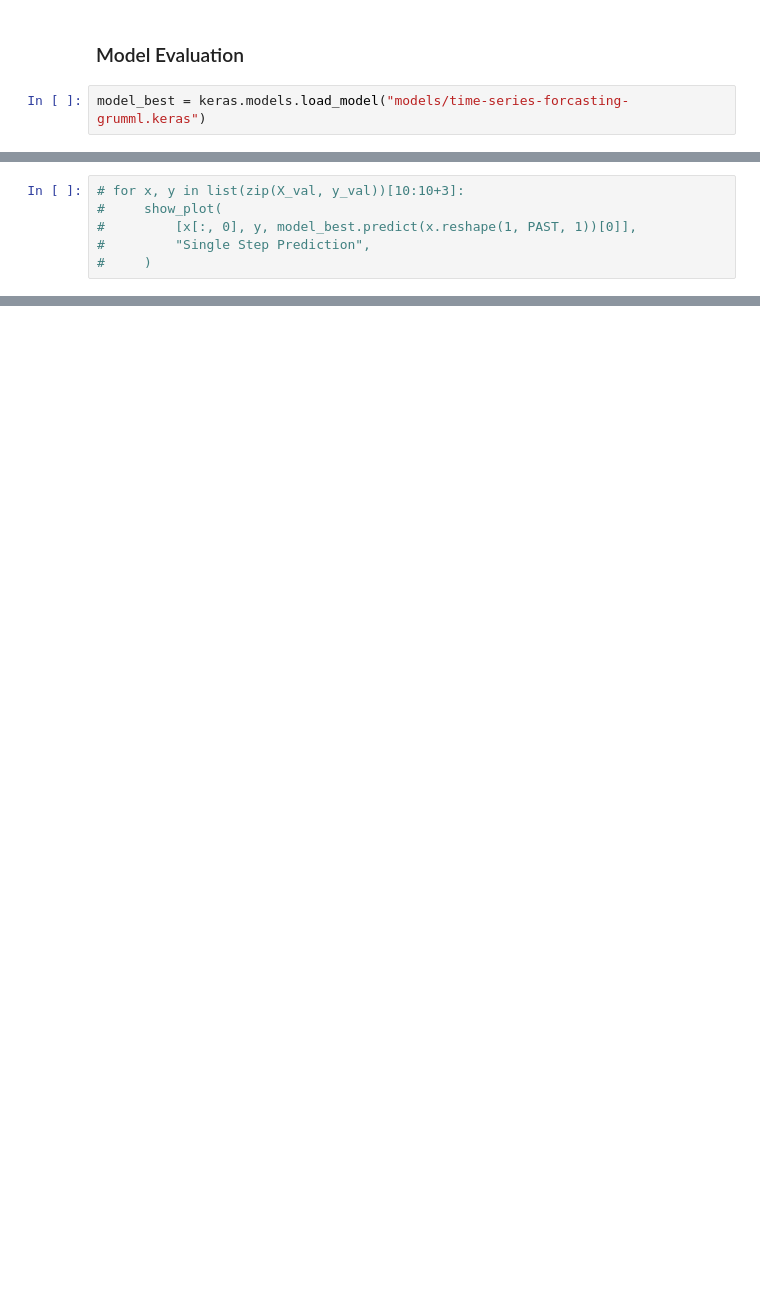
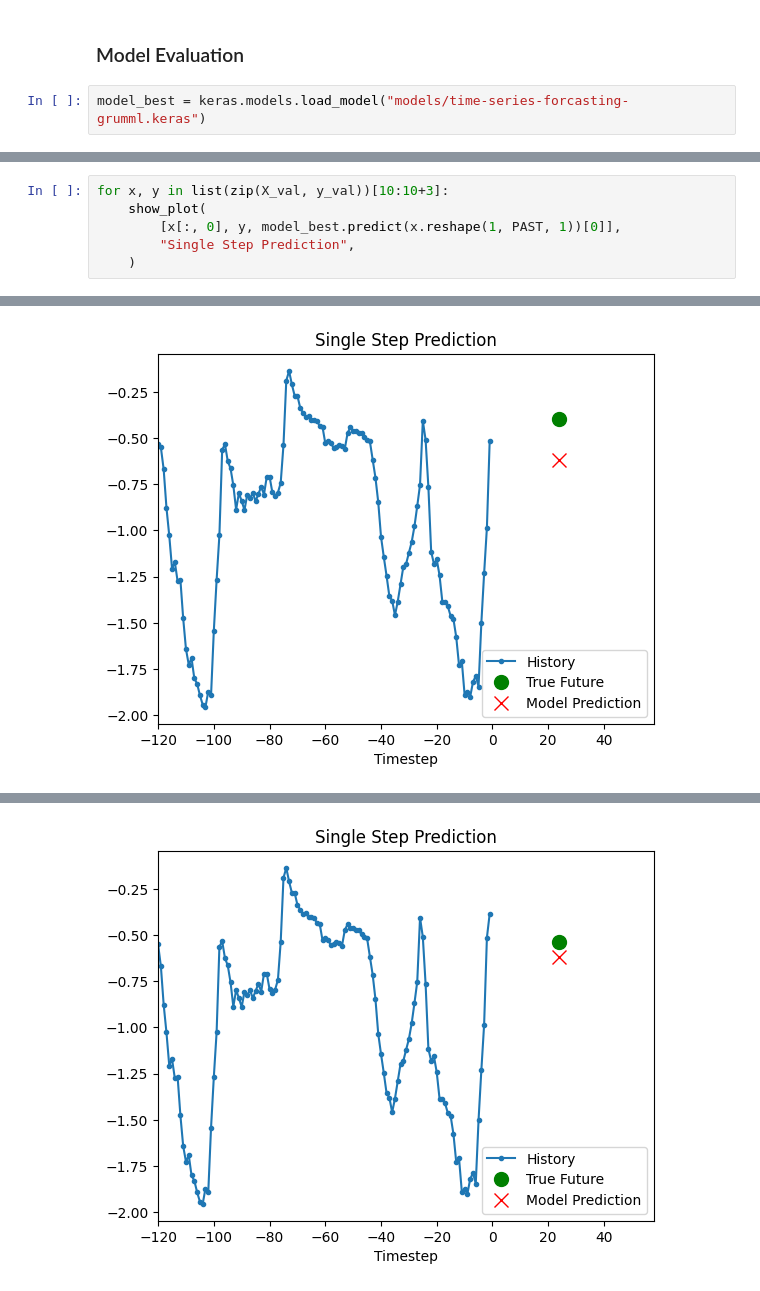
Before and after one commit to PhotonicGluon/Keras-MatMulLess, a Jupyter notebook: experiments/time_series_forecasting.ipynb, the cells around one changed output, grey strips where cells are left out. Cells and saved outputs as stored; diff of their text form; blank space fills up the shorter version.

```diff
--- a/experiments/time_series_forecasting.ipynb
+++ b/experiments/time_series_forecasting.ipynb
@@ -320,6 +331,7 @@ model_best.evaluate(X_val, y_val)
 # %%
-# for x, y in list(zip(X_val, y_val))[10:10+3]:
-#     show_plot(
-#         [x[:, 0], y, model_best.predict(x.reshape(1, PAST, 1))[0]],
-#         "Single Step Prediction",
-#     )
+for x, y in list(zip(X_val, y_val))[10:10+3]:
+    show_plot(
+        [x[:, 0], y, model_best.predict(x.reshape(1, PAST, 1))[0]],
+        "Single Step Prediction",
+    )
+# %% [output]
@@ -325,0 +339 @@ model_best.evaluate(X_val, y_val)
+[figure, added]
@@ -325,0 +341 @@ model_best.evaluate(X_val, y_val)
+[figure, added]
```
Also changed, not shown: parts of 6 cells of this notebook, 1 other file.
